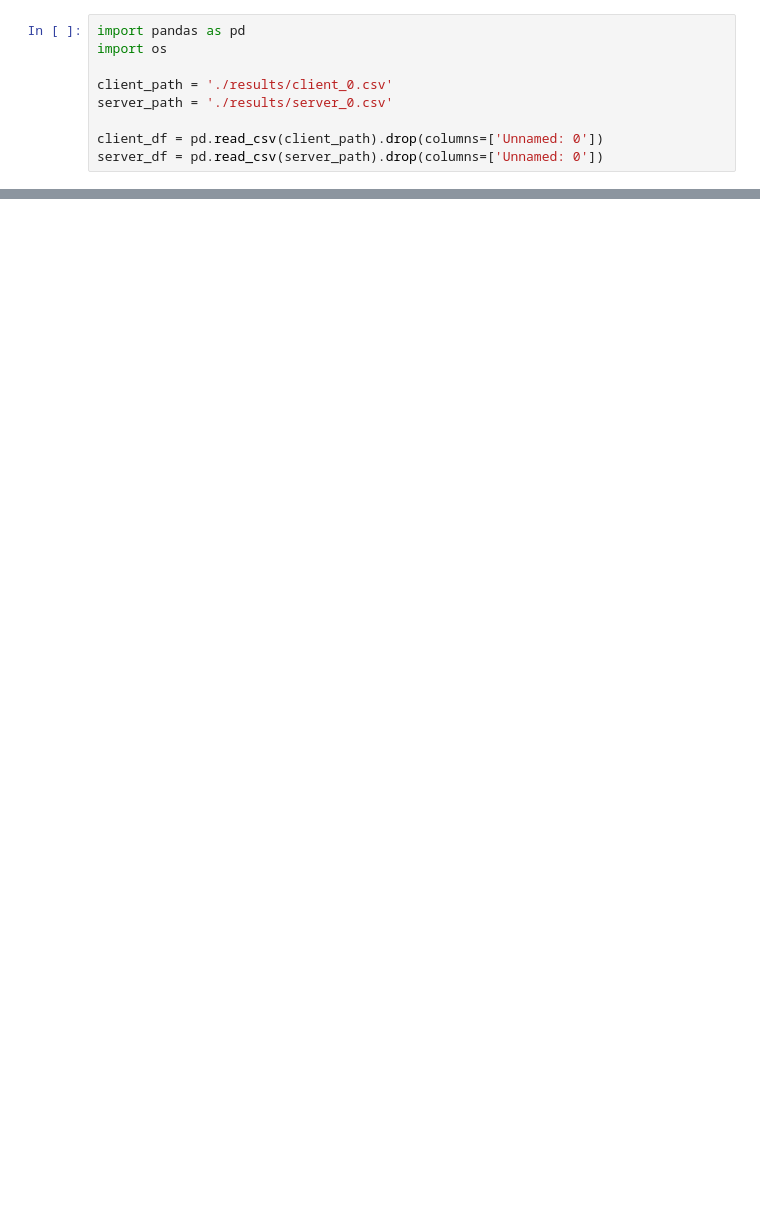
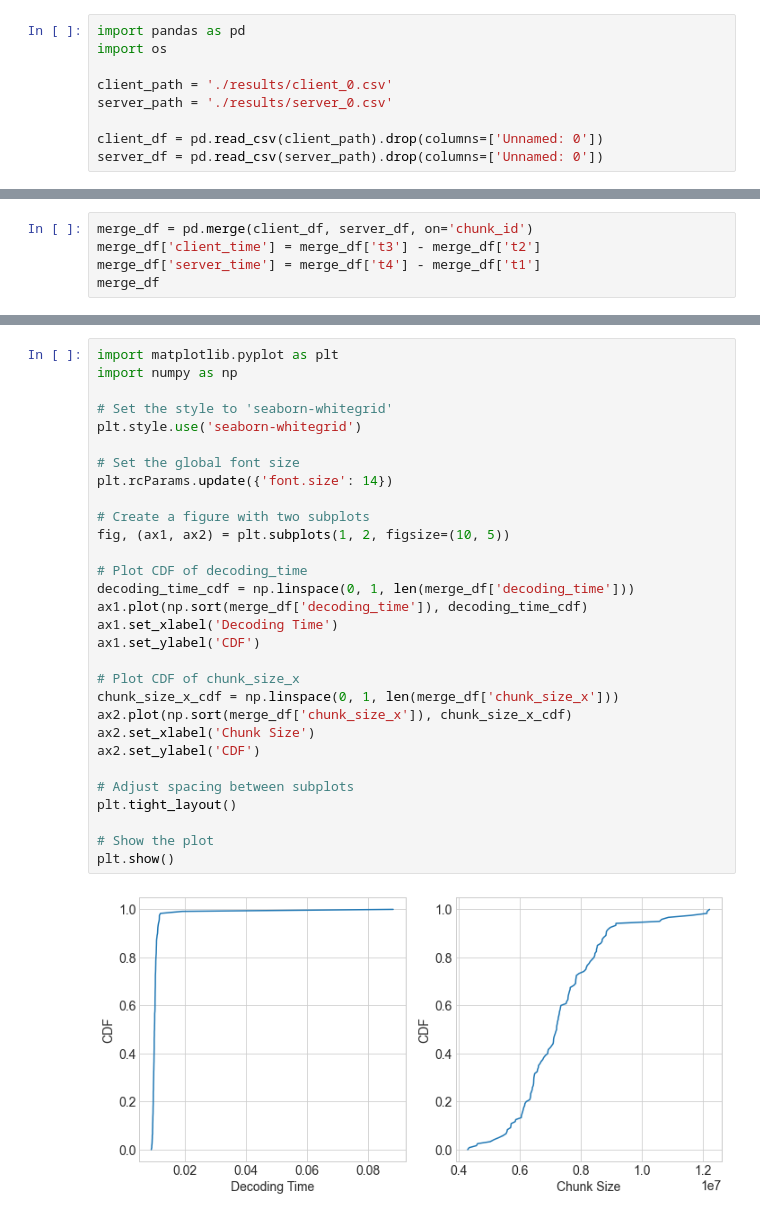
Before and after one commit to wzr2/video-pass, a Jupyter notebook: data_analysis.ipynb, the cells around one changed output, grey strips where cells are left out. Saved outputs shown, nothing was run; the diff lists cells and outputs as text; blank space fills up the shorter version.

```diff
--- a/data_analysis.ipynb
+++ b/data_analysis.ipynb
@@ -25,0 +10,5 @@ client_df
+# %%
+merge_df = pd.merge(client_df, server_df, on='chunk_id')
+merge_df['client_time'] = merge_df['t3'] - merge_df['t2']
+merge_df['server_time'] = merge_df['t4'] - merge_df['t1']
+merge_df
@@ -25,0 +29,32 @@ client_df
+# %%
+import matplotlib.pyplot as plt
+import numpy as np
+
+# Set the style to 'seaborn-whitegrid'
+plt.style.use('seaborn-whitegrid')
+
+# Set the global font size
+plt.rcParams.update({'font.size': 14})
+
+# Create a figure with two subplots
+fig, (ax1, ax2) = plt.subplots(1, 2, figsize=(10, 5))
+
+# Plot CDF of decoding_time
+decoding_time_cdf = np.linspace(0, 1, len(merge_df['decoding_time']))
+ax1.plot(np.sort(merge_df['decoding_time']), decoding_time_cdf)
+ax1.set_xlabel('Decoding Time')
+ax1.set_ylabel('CDF')
+
+# Plot CDF of chunk_size_x
+chunk_size_x_cdf = np.linspace(0, 1, len(merge_df['chunk_size_x']))
+ax2.plot(np.sort(merge_df['chunk_size_x']), chunk_size_x_cdf)
+ax2.set_xlabel('Chunk Size')
+ax2.set_ylabel('CDF')
+
+# Adjust spacing between subplots
+plt.tight_layout()
+
+# Show the plot
+plt.show()
+# %% [output]
+[figure, added]
```
Also changed, not shown: parts of 2 cells of this notebook, 1 other file.
